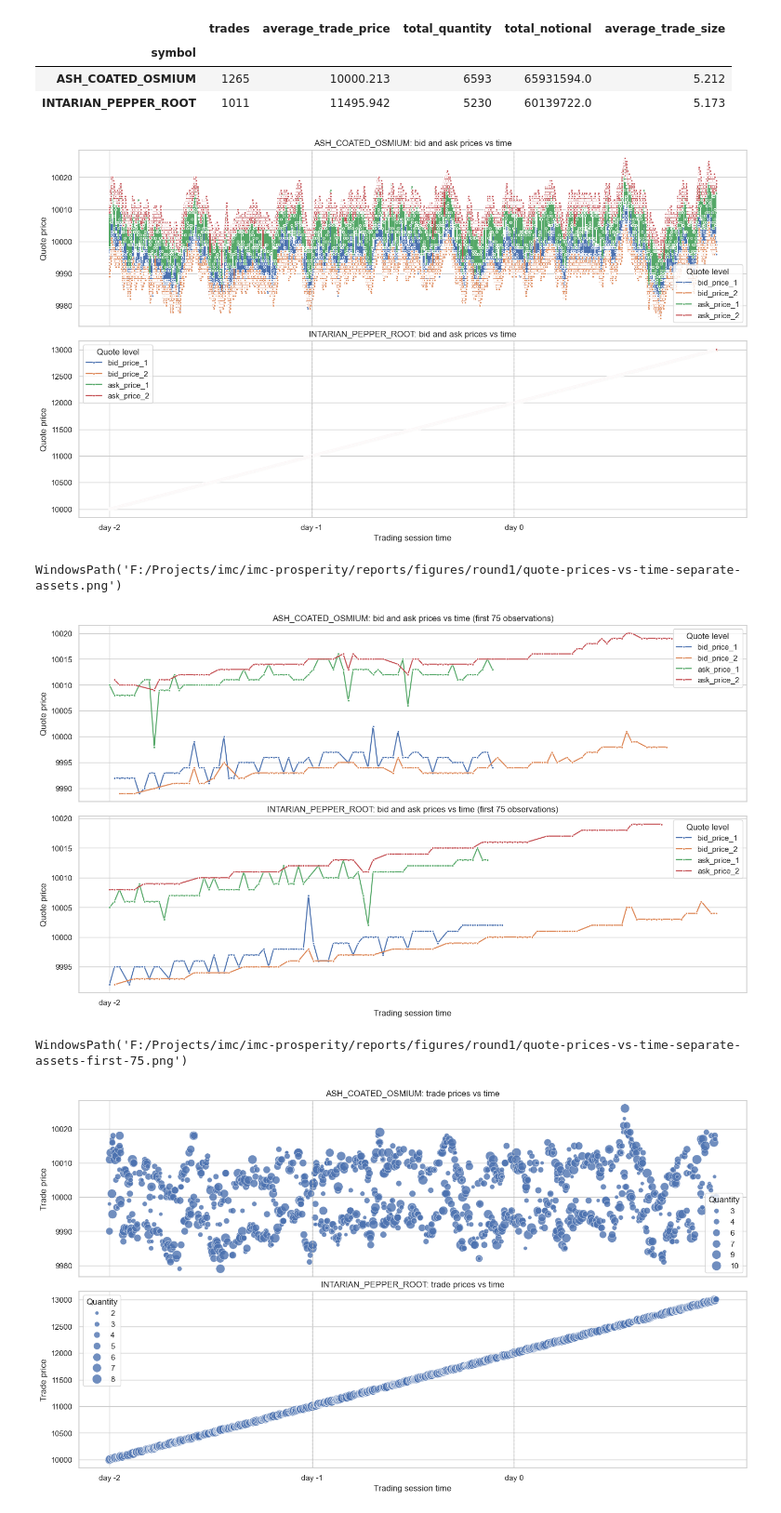
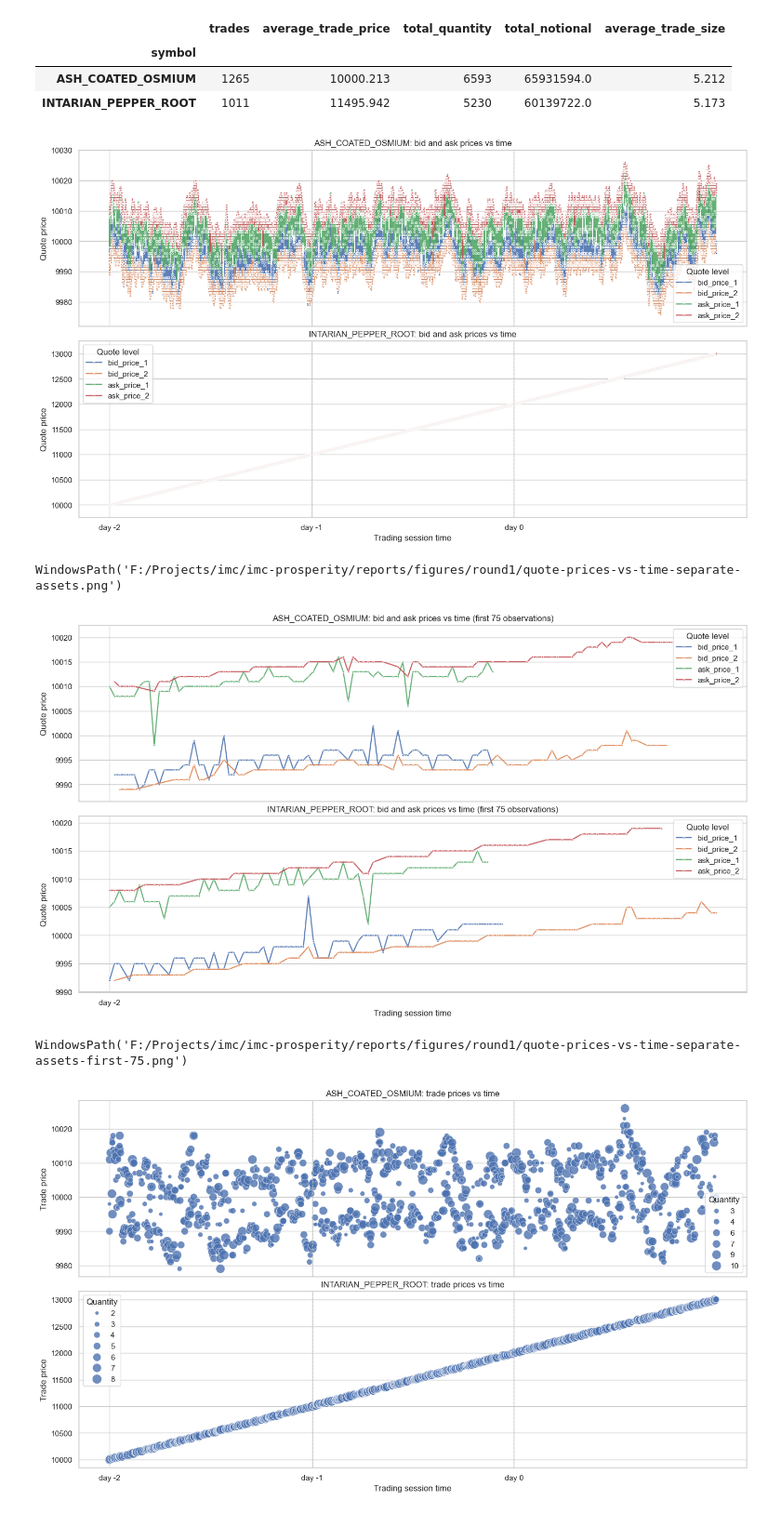
Before and after one commit to s-h-a-n-i-l/imc-prosperity, a Jupyter notebook: tmp/jupyter-notebook/round-1-eda-executed.ipynb, the cells around one changed output. Shown at 93% size. Cells and saved outputs as stored; diff of their text form; code cells hidden in the pictures.

```diff
--- a/tmp/jupyter-notebook/round-1-eda-executed.ipynb
+++ b/tmp/jupyter-notebook/round-1-eda-executed.ipynb
@@ -163,6 +163,26 @@ quote_price_long = quote_price_plot.melt(
 products = sorted(quote_price_plot['product'].unique())
 day_starts = quote_price_plot.groupby('day')['session_time'].min().sort_index()
 
+def apply_visible_y_limits(ax, product_data: pd.DataFrame) -> bool:
+    full_low = product_data['quote_price'].min()
+    full_high = product_data['quote_price'].max()
+    robust_low = product_data['quote_price'].quantile(0.005)
+    robust_high = product_data['quote_price'].quantile(0.995)
+
+    full_span = full_high - full_low
+    robust_span = robust_high - robust_low
+    if pd.isna(full_span) or full_span <= 0:
+        return False
+    if pd.isna(robust_span) or robust_span <= 0:
+        robust_span = full_span
+
+    use_robust_window = full_span > robust_span * 1.5
+    lower = robust_low if use_robust_window else full_low
+    upper = robust_high if use_robust_window else full_high
+    padding = max((upper - lower) * 0.08, 1)
+    ax.set_ylim(lower - padding, upper + padding)
+    return use_robust_window
+
 fig, axes = plt.subplots(len(products), 1, figsize=(14, 8), sharex=True, constrained_layout=True)
 axes = [axes] if len(products) == 1 else axes
 for ax, product in zip(axes, products):
@@ -173,13 +193,16 @@ for ax, product in zip(axes, products):
         y='quote_price',
         hue='quote_level',
         marker='o',
-        markersize=3,
-        linewidth=1.5,
+        markersize=2.5,
+        linewidth=1.6,
+        alpha=0.9,
         ax=ax,
     )
+    clipped = apply_visible_y_limits(ax, product_data)
     for boundary in day_starts.iloc[1:]:
         ax.axvline(boundary, color='0.75', linestyle='--', linewidth=1)
-    ax.set_title(f'{product}: bid and ask prices vs time')
+    title_suffix = ' (main quote range)' if clipped else ''
+    ax.set_title(f'{product}: bid and ask prices vs time{title_suffix}')
     ax.set_ylabel('Quote price')
     ax.legend(title='Quote level')
 
@@ -192,7 +215,7 @@ fig.savefig(quote_figure_path, dpi=150, bbox_inches='tight')
 plt.show()
 quote_figure_path
 # %% [output]
-[figure, old version]
+[figure, new version]
 WindowsPath('F:/Projects/imc/imc-prosperity/reports/figures/round1/quote-prices-vs-time-separate-assets.png')
 # %%
 # Zoom the first 75 observations for each asset to make the early quote ladder easier to inspect
@@ -200,37 +223,40 @@ first_n = 75
 first_n_quote_price_plot = quote_price_plot.groupby('product', group_keys=False).head(first_n).copy()
 first_n_quote_price_long = quote_price_long.groupby(['product', 'quote_level'], group_keys=False).head(first_n).copy()
 first_n_day_starts = first_n_quote_price_plot.groupby('day')['session_time'].min().sort_index()
 
 fig, axes = plt.subplots(len(products), 1, figsize=(14, 8), sharex=True, constrained_layout=True)
 axes = [axes] if len(products) == 1 else axes
 for ax, product in zip(axes, products):
     product_data = first_n_quote_price_long[first_n_quote_price_long['product'] == product]
     sns.lineplot(
         data=product_data,
         x='session_time',
         y='quote_price',
         hue='quote_level',
         marker='o',
-        markersize=3,
-        linewidth=1.5,
+        markersize=2.5,
+        linewidth=1.6,
+        alpha=0.9,
         ax=ax,
     )
+    clipped = apply_visible_y_limits(ax, product_data)
     for boundary in first_n_day_starts.iloc[1:]:
         ax.axvline(boundary, color='0.75', linestyle='--', linewidth=1)
-    ax.set_title(f'{product}: bid and ask prices vs time (first {first_n} observations)')
+    title_suffix = ' (main quote range)' if clipped else ''
+    ax.set_title(f'{product}: bid and ask prices vs time (first {first_n} observations){title_suffix}')
     ax.set_ylabel('Quote price')
     ax.legend(title='Quote level')
 
 axes[-1].set_xticks(first_n_day_starts.tolist())
 axes[-1].set_xticklabels([f'day {day}' for day in first_n_day_starts.index])
 axes[-1].set_xlabel('Trading session time')
 
 first_n_figure_path = FIGURES_DIR / 'quote-prices-vs-time-separate-assets-first-75.png'
 fig.savefig(first_n_figure_path, dpi=150, bbox_inches='tight')
 plt.show()
 first_n_figure_path
 # %% [output]
-[figure, old version]
+[figure, new version]
 WindowsPath('F:/Projects/imc/imc-prosperity/reports/figures/round1/quote-prices-vs-time-separate-assets-first-75.png')
 # %%
 # Plot trade prices against time in separate panels for each asset
```
Also changed, not shown: parts of 3 cells of this notebook, 10 other files.
